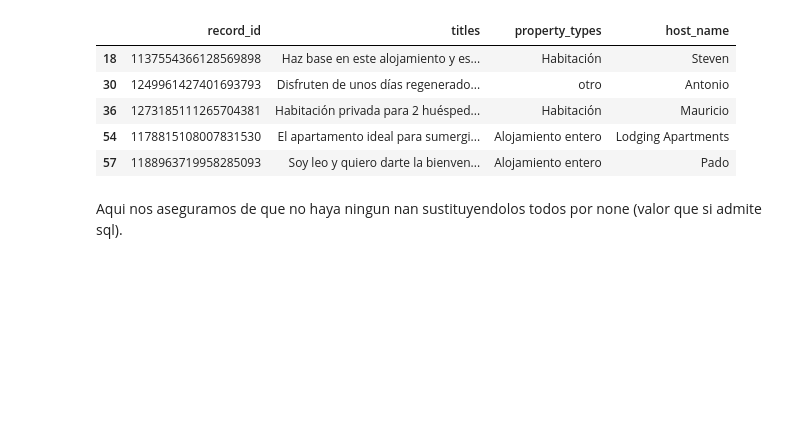
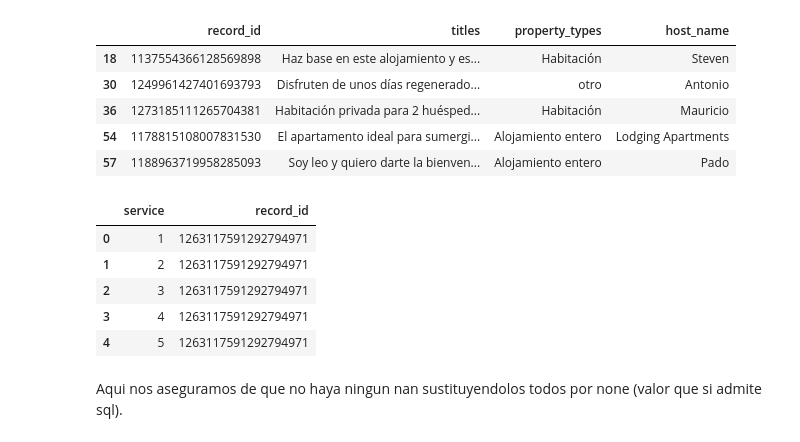
Before and after one commit to DiogoBernardoPT/Proyecto-Final-Bootcamp---Dream-Team, a Jupyter notebook: ETL - Fase 3 - SQL.ipynb, the cells around one changed output. Drawn from its saved outputs; the diff is of its cells as text; code cells hidden in the pictures; blank space fills up the shorter version.

```diff
--- a/ETL - Fase 3 - SQL.ipynb
+++ b/ETL - Fase 3 - SQL.ipynb
@@ -141,6 +141,15 @@ df_Hosting.head()
 | 36 | 1273185111265704381 | Habitación privada para 2 huésped... | Habitación | Mauricio |
 | 54 | 1178815108007831530 | El apartamento ideal para sumergi... | Alojamiento entero | Lodging Apartments |
 | 57 | 1188963719958285093 | Soy leo y quiero darte la bienven... | Alojamiento entero | Pado |
+# %%
+df_service_record.head()
+# %% [output]
+|  | service | record_id |
+| 0 | 1 | 1263117591292794971 |
+| 1 | 2 | 1263117591292794971 |
+| 2 | 3 | 1263117591292794971 |
+| 3 | 4 | 1263117591292794971 |
+| 4 | 5 | 1263117591292794971 |
 # %%
 df_Description_ = df_sin_duplicados[['record_id', 'prices_per_night','check_in_hour','check_out_hour','cleaning_fee','total_hours_checkin','maximum_guests','location','camas','baños','dormitorios']]
 df_Description_ = df_Description_.rename(columns={'record_id': 'id'})
```
Also changed, not shown: parts of 17 cells of this notebook.
